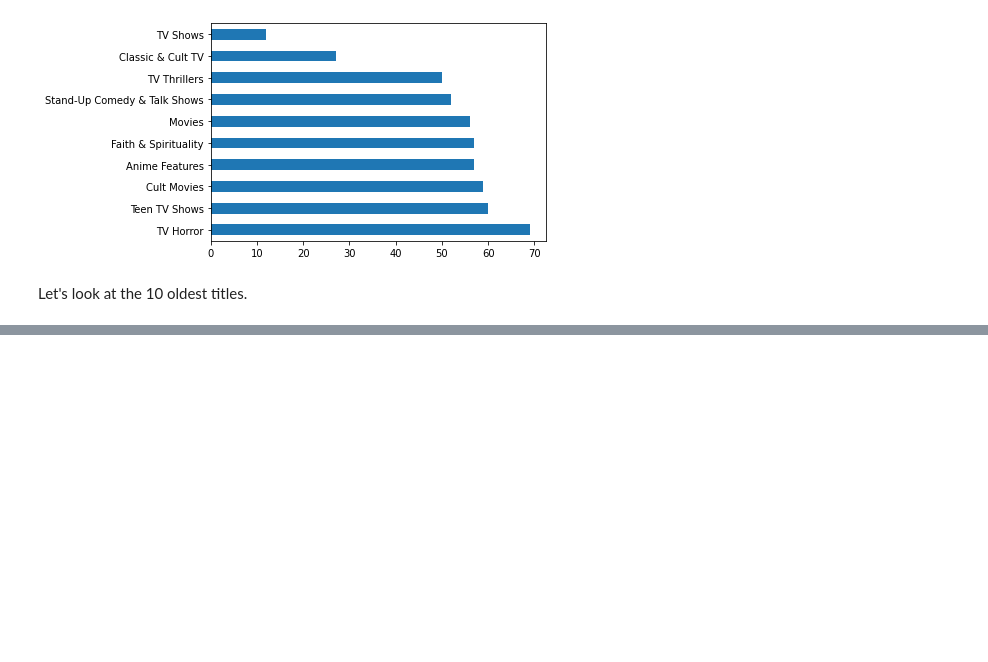
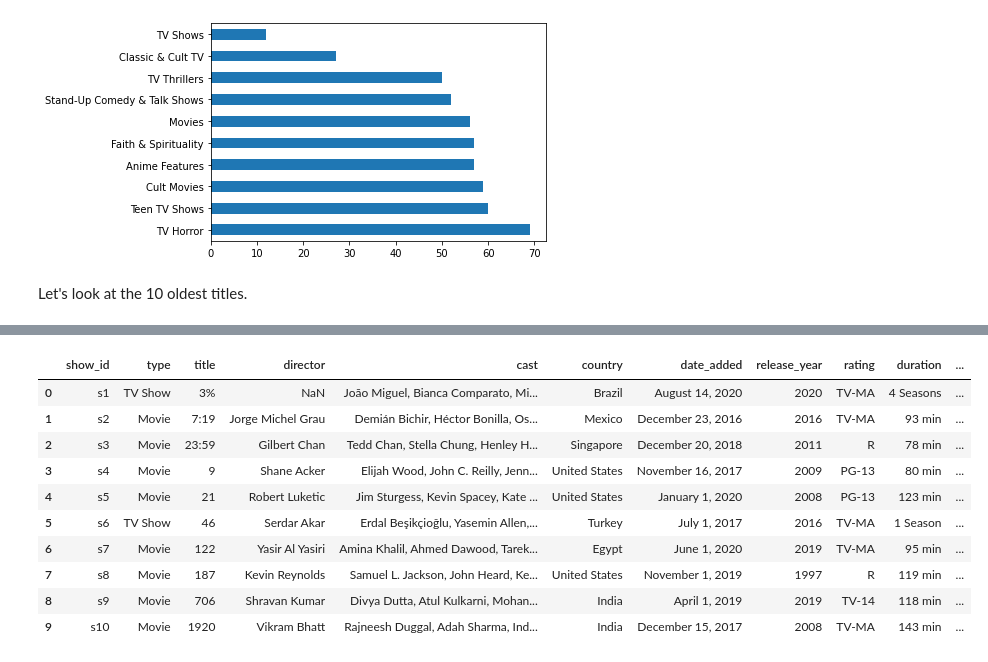
Before and after one commit to Dklitsch/Netflix-Exploratory-Analysis, a Jupyter notebook: Netflix Analysis.ipynb, the cells around one changed output, grey strips where cells are left out. Saved outputs shown, nothing was run; the diff lists cells and outputs as text; code cells hidden in the pictures; blank space fills up the shorter version.

```diff
--- a/Netflix Analysis.ipynb
+++ b/Netflix Analysis.ipynb
@@ -94,0 +192,2 @@ dtype: object
+# %%
+df.loc[df.director.str.contains('Raúl Campos') == True, 'director'] = df.loc[df.director.str.contains('Raúl Campos') == True, 'director'].replace('Raúl Campos Delgado', 'Raúl Campos', regex=True)
@@ -283,3 +424,18 @@ data.sort_values(by="release_year")[:10]
 | 6699 | s6700 | Movie | The Negro Soldier | Stuart Heisler | NaN | United States | March 31, 2017 | 1944 | TV-14 | 40 min | ... |
 | 6657 | s6658 | Movie | The Memphis Belle: A Story of a\n... | William Wyler | NaN | United States | March 31, 2017 | 1944 | TV-PG | 40 min | ... |
 | 5371 | s5372 | Movie | San Pietro | John Huston | NaN | United States | March 31, 2017 | 1945 | TV-14 | 32 min | ... |
+# %%
+x = 10
+df[:x]
+# %% [output]
+|  | show_id | type | title | director | cast | country | date_added | release_year | rating | duration | ... |
+| 0 | s1 | TV Show | 3% | NaN | João Miguel, Bianca Comparato, Mi... | Brazil | August 14, 2020 | 2020 | TV-MA | 4 Seasons | ... |
+| 1 | s2 | Movie | 7:19 | Jorge Michel Grau | Demián Bichir, Héctor Bonilla, Os... | Mexico | December 23, 2016 | 2016 | TV-MA | 93 min | ... |
+| 2 | s3 | Movie | 23:59 | Gilbert Chan | Tedd Chan, Stella Chung, Henley H... | Singapore | December 20, 2018 | 2011 | R | 78 min | ... |
+| 3 | s4 | Movie | 9 | Shane Acker | Elijah Wood, John C. Reilly, Jenn... | United States | November 16, 2017 | 2009 | PG-13 | 80 min | ... |
+| 4 | s5 | Movie | 21 | Robert Luketic | Jim Sturgess, Kevin Spacey, Kate ... | United States | January 1, 2020 | 2008 | PG-13 | 123 min | ... |
+| 5 | s6 | TV Show | 46 | Serdar Akar | Erdal Beşikçioğlu, Yasemin Allen,... | Turkey | July 1, 2017 | 2016 | TV-MA | 1 Season | ... |
+| 6 | s7 | Movie | 122 | Yasir Al Yasiri | Amina Khalil, Ahmed Dawood, Tarek... | Egypt | June 1, 2020 | 2019 | TV-MA | 95 min | ... |
+| 7 | s8 | Movie | 187 | Kevin Reynolds | Samuel L. Jackson, John Heard, Ke... | United States | November 1, 2019 | 1997 | R | 119 min | ... |
+| 8 | s9 | Movie | 706 | Shravan Kumar | Divya Dutta, Atul Kulkarni, Mohan... | India | April 1, 2019 | 2019 | TV-14 | 118 min | ... |
+| 9 | s10 | Movie | 1920 | Vikram Bhatt | Rajneesh Duggal, Adah Sharma, Ind... | India | December 15, 2017 | 2008 | TV-MA | 143 min | ... |
```
Also changed, not shown: parts of 18 cells of this notebook, 1 other file.
